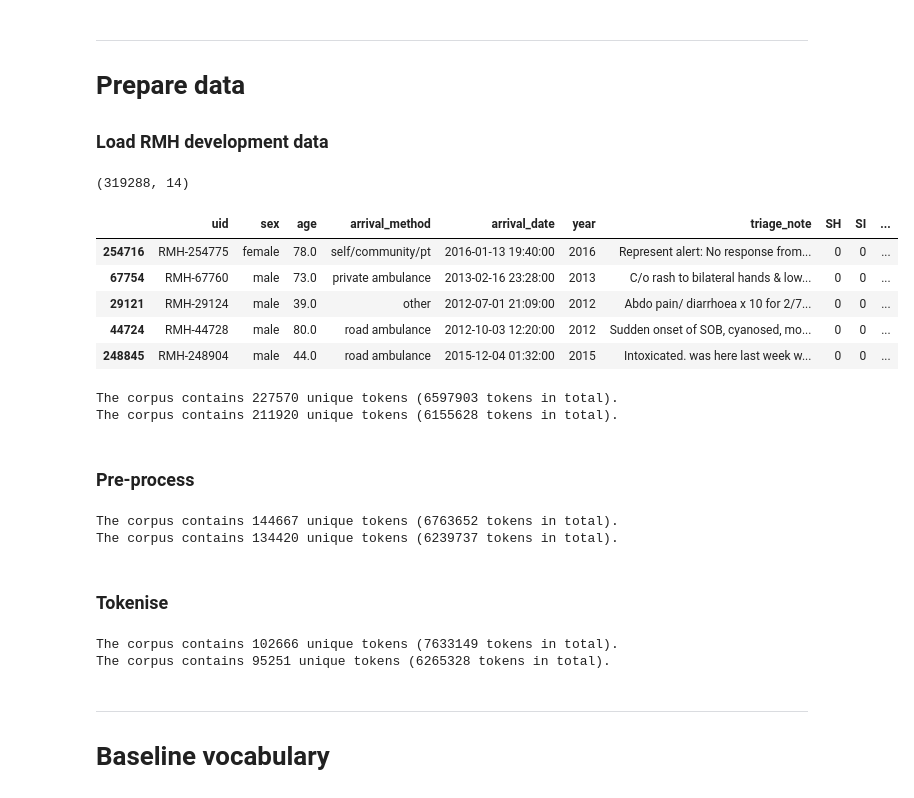
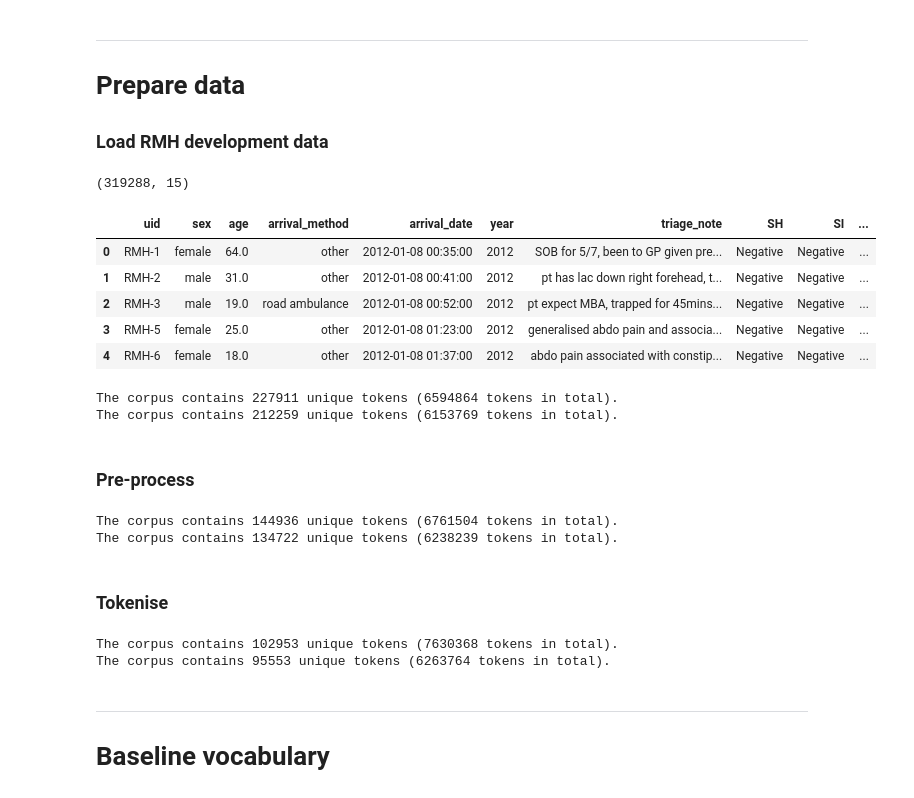
Before and after one commit to vlada-rozova/self-harm-triage-notes, a Jupyter notebook: notebooks/3a-learn-word-frequency-list.ipynb, the cells around one changed output. Cells and saved outputs as stored; diff of their text form; code cells hidden in the pictures.

```diff
--- a/notebooks/3a-learn-word-frequency-list.ipynb
+++ b/notebooks/3a-learn-word-frequency-list.ipynb
@@ -15,23 +17,23 @@ ___
 # Prepare data
 ### Load RMH development data
 # %%
-df = pd.read_parquet(data_interim_dir / (dev_data_filename + ".parquet"), engine="pyarrow")
+df = pd.read_parquet(interim_data_dir / (dev_data_filename + ".parquet"), engine="pyarrow")
 print(df.shape)
 df.head()
 # %% [output]
-(319288, 14)
+(319288, 15)
 |  | uid | sex | age | arrival_method | arrival_date | year | triage_note | SH | SI | ... |
-| 254716 | RMH-254775 | female | 78.0 | self/community/pt | 2016-01-13 19:40:00 | 2016 | Represent alert: No response from... | 0 | 0 | ... |
-| 67754 | RMH-67760 | male | 73.0 | private ambulance | 2013-02-16 23:28:00 | 2013 | C/o rash to bilateral hands & low... | 0 | 0 | ... |
-| 29121 | RMH-29124 | male | 39.0 | other | 2012-07-01 21:09:00 | 2012 | Abdo pain/ diarrhoea x 10 for 2/7... | 0 | 0 | ... |
-| 44724 | RMH-44728 | male | 80.0 | road ambulance | 2012-10-03 12:20:00 | 2012 | Sudden onset of SOB, cyanosed, mo... | 0 | 0 | ... |
-| 248845 | RMH-248904 | male | 44.0 | road ambulance | 2015-12-04 01:32:00 | 2015 | Intoxicated. was here last week w... | 0 | 0 | ... |
+| 0 | RMH-1 | female | 64.0 | other | 2012-01-08 00:35:00 | 2012 | SOB for 5/7, been to GP given pre... | Negative | Negative | ... |
+| 1 | RMH-2 | male | 31.0 | other | 2012-01-08 00:41:00 | 2012 | pt has lac down right forehead, t... | Negative | Negative | ... |
+| 2 | RMH-3 | male | 19.0 | road ambulance | 2012-01-08 00:52:00 | 2012 | pt expect MBA, trapped for 45mins... | Negative | Negative | ... |
+| 3 | RMH-5 | female | 25.0 | other | 2012-01-08 01:23:00 | 2012 | generalised abdo pain and associa... | Negative | Negative | ... |
+| 4 | RMH-6 | female | 18.0 | other | 2012-01-08 01:37:00 | 2012 | abdo pain associated with constip... | Negative | Negative | ... |
 # %%
 print_token_counts(count_tokens(df.triage_note))
 print_token_counts(count_tokens(df.triage_note, valid=True))
 # %% [output]
-The corpus contains 227570 unique tokens (6597903 tokens in total).
-The corpus contains 211920 unique tokens (6155628 tokens in total).
+The corpus contains 227911 unique tokens (6594864 tokens in total).
+The corpus contains 212259 unique tokens (6153769 tokens in total).
 # %% [markdown]
 ### Pre-process
 # %%
@@ -41,8 +43,8 @@ df['preprocessed_triage_note'] = df.triage_note.apply(preprocess)
 print_token_counts(count_tokens(df.preprocessed_triage_note))
 print_token_counts(count_tokens(df.preprocessed_triage_note, valid=True))
 # %% [output]
-The corpus contains 144667 unique tokens (6763652 tokens in total).
-The corpus contains 134420 unique tokens (6239737 tokens in total).
+The corpus contains 144936 unique tokens (6761504 tokens in total).
+The corpus contains 134722 unique tokens (6238239 tokens in total).
 # %% [markdown]
 ### Tokenise
 # %%
@@ -51,10 +53,10 @@ df['tokenized_triage_note'] = tokenize_step1(df.preprocessed_triage_note)
 
 print_token_counts(count_tokens(df.tokenized_triage_note))
 print_token_counts(count_tokens(df.tokenized_triage_note, valid=True))
-df.to_parquet(data_interim_dir / (dev_data_filename + "_tokenised_step1.parquet"), engine="pyarrow")
+df.to_parquet(interim_data_dir / (dev_data_filename + "_tokenised_step1.parquet"), engine="pyarrow")
 # %% [output]
-The corpus contains 102666 unique tokens (7633149 tokens in total).
-The corpus contains 95251 unique tokens (6265328 tokens in total).
+The corpus contains 102953 unique tokens (7630368 tokens in total).
+The corpus contains 95553 unique tokens (6263764 tokens in total).
 # %%
 # df = pd.read_parquet(data_interim_dir / (dev_data_filename + "_tokenised_step1.parquet"), engine="pyarrow")
 # print_token_counts(count_tokens(df.tokenized_triage_note))
```
Also changed, not shown: parts of 8 cells of this notebook, 8 other files.
